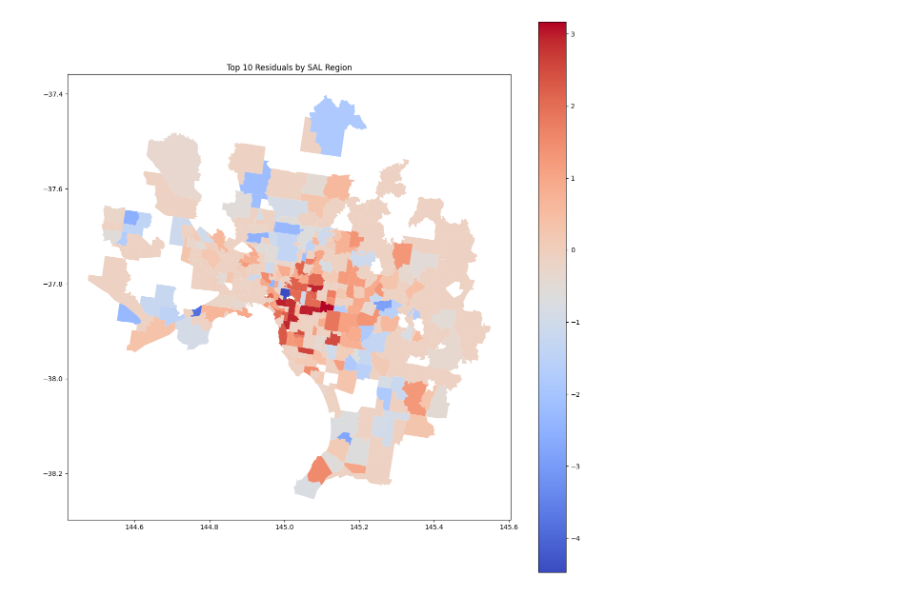
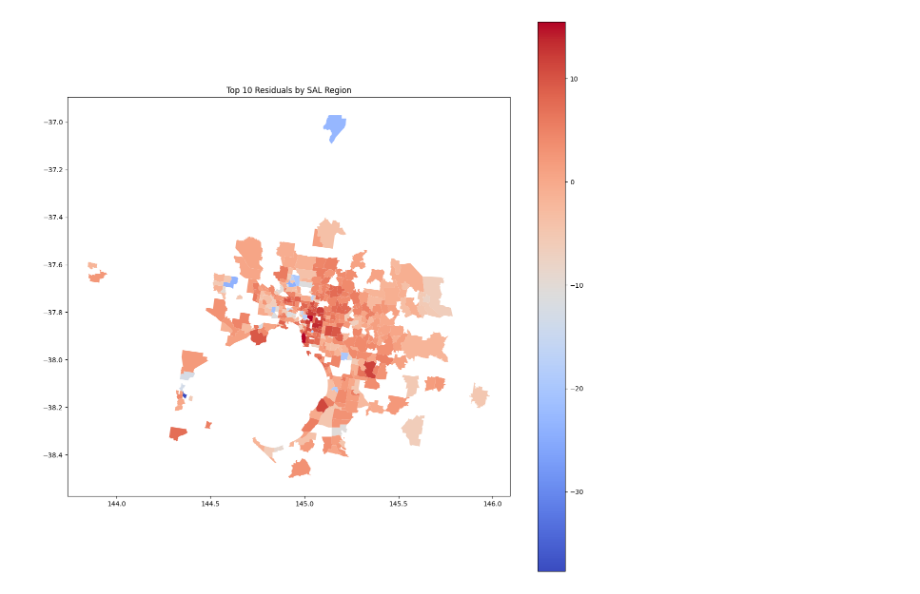
Before and after one commit to MAST30034-AppliedDataScience/project-2-group-real-estate-industry-project-8, a Jupyter notebook: models/liveability.ipynb, the cells around one changed output. Cells and saved outputs as stored; diff of their text form; code cells hidden in the pictures.

Commit message:
liveability shit

```diff
--- a/models/liveability.ipynb
+++ b/models/liveability.ipynb
@@ -246,7 +284,7 @@ Name: SAL_NAME21, dtype: object
 import matplotlib.pyplot as plt
 
 # Get the weights for the top ten suburbs
-for index, row in list(top_ten.iterrows())[:5]:
+for index, row in list(top_ten.iterrows())[:15]:
     sal_code = row['SAL_NAME21']
 
     # Get the weights for the suburb
@@ -279,0 +321,28 @@ for index, row in list(top_ten.iterrows())[:5]:
+# %%
+
+# for better visualisaiton, remove suburbs too far outside melbourne
+# Compute distance to Melbourne CBD
+from math import sqrt
+from math import asin, radians
+from numpy import sin, cos
+
+
+melbourne_cbd_coords = (-37.8136, 144.9631)  # Latitude and Longitude of Melbourne CBD
+
+# Function to calculate distance
+def haversine(lat1, lon1, lat2, lon2):
+    # convert decimal degrees to radians
+    lat1, lon1, lat2, lon2 = map(radians, [lat1, lon1, lat2, lon2])
+    # haversine formula
+    dlon = lon2 - lon1
+    dlat = lat2 - lat1
+    a = sin(dlat/2)**2 + cos(lat1) * cos(lat2) * sin(dlon/2)**2
+    c = 2 * asin(sqrt(a))
+    r = 6371  # Radius of earth in kilometers
+    return c * r
+
+# Apply the function to calculate distance to Melbourne CBD
+suburbs['distance_to_CBD'] = suburbs.apply(lambda row: haversine(row['geometry'].centroid.y, row['geometry'].centroid.x, melbourne_cbd_coords[0], melbourne_cbd_coords[1]), axis=1)
+
+# Filter out suburbs too far outside Melbourne (e.g., more than 50 km)
+suburbs = suburbs[suburbs['distance_to_CBD'] <= 100]
@@ -280,10 +369,10 @@ for index, row in list(top_ten.iterrows())[:5]:
 # %%
 
 
 # graph top 10 residuals
 fig, ax = plt.subplots(figsize=(15, 15))
-suburbs.plot(column='median_score', ax=ax, legend=True, cmap='coolwarm')
+suburbs.plot(column='liveability_score', ax=ax, legend=True, cmap='coolwarm')
 plt.title('Top 10 Residuals by SAL Region')
 plt.show()
 # %% [output]
-[figure, old version]
+[figure, new version]
```
Also changed, not shown: parts of 12 cells of this notebook, 9 other files.
